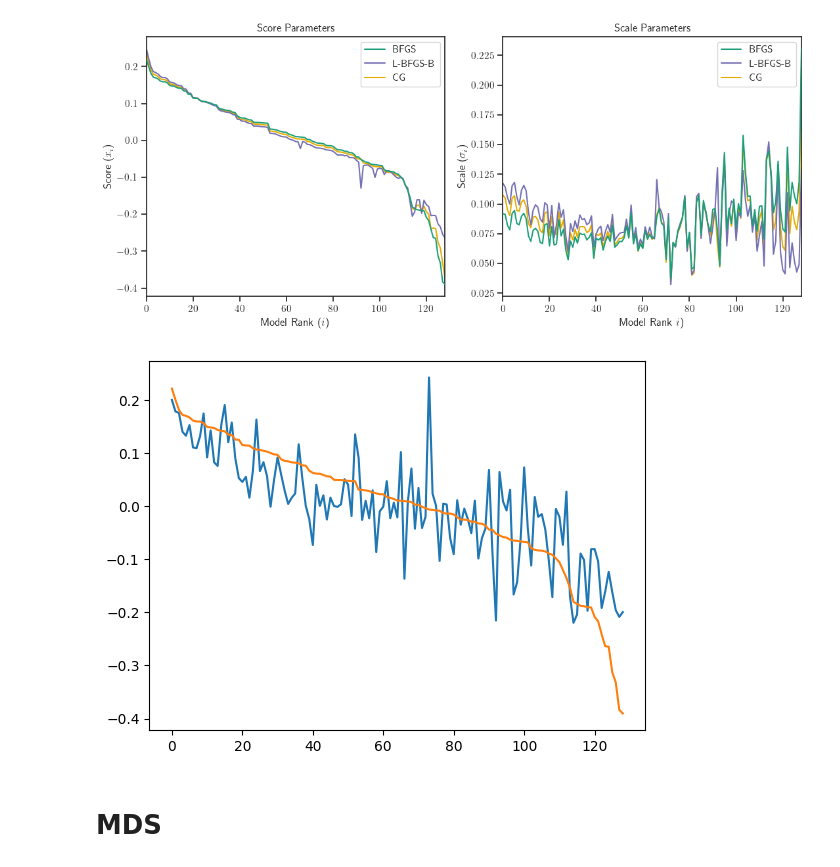
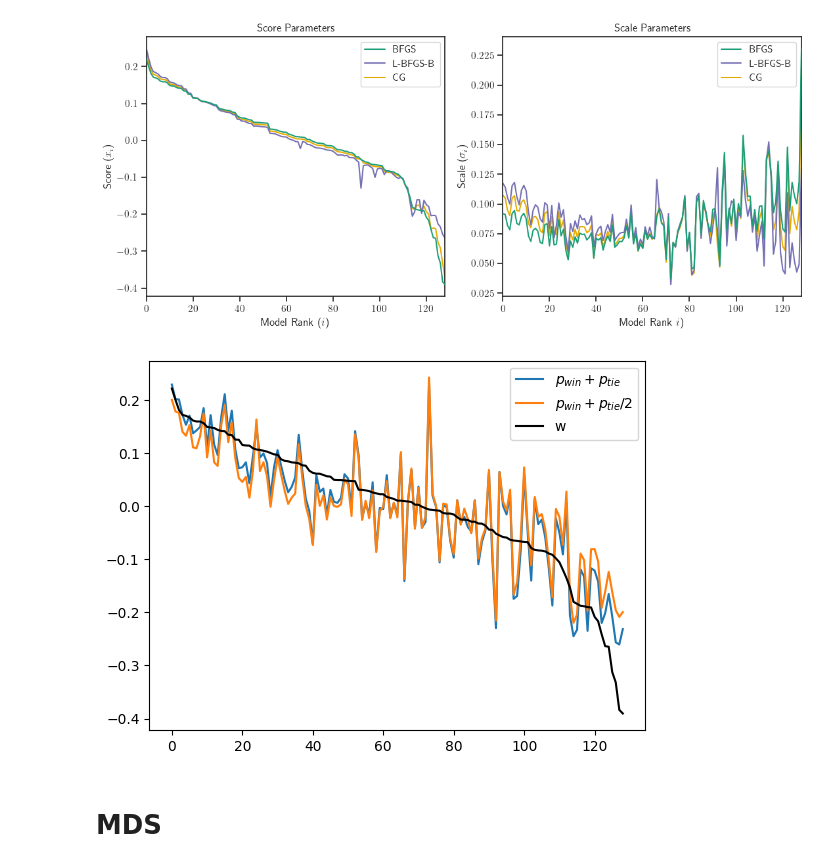
Before and after one commit to suquark/leaderbot, a Jupyter notebook: notebooks/visualization.ipynb, the cells around one changed output. Cells and saved outputs as stored; diff of their text form; code cells hidden in the pictures.

```diff
--- a/notebooks/visualization.ipynb
+++ b/notebooks/visualization.ipynb
@@ -32,7 +32,7 @@ p_wins = n_wins / n_games
 p_losses = n_losses / n_games
 p_ties = n_ties / n_games
 # %%
-alg = lb.algorithms.DavidsonScaled(data)
+alg = lb.models.DavidsonScaled(data)
 # %%
 # Local optimizations
 #methods = ['BFGS', 'L-BFGS-B', 'CG', 'Newton-CG', 'TNC', 'Nelder-Mead', 'shgo', 'basinhopping']
@@ -106,16 +106,20 @@ plt.show()
           CG | constraint scores: -8.3e-07, constraint scales: +3.1e-06
 [figure]
 # %%
-a = p_wins + p_ties/2.0
+a = p_wins + p_ties
+b = p_wins + p_ties / 2.0
 #a = numpy.log(a)
 a = a - numpy.nanmean(a)
+b = b - numpy.nanmean(b)
 
 scores = numpy.array(results[benchmark].x)[:n_models][rank]
-plt.plot(a[rank])
-plt.plot(scores)
+plt.plot(a[rank], label=r'$p_{win} + p_{tie}$')
+plt.plot(b[rank], label=r'$p_{win} + p_{tie}/2$')
+plt.plot(scores, label='w', color='black')
+plt.legend()
 plt.show()
 # %% [output]
-[figure, old version]
+[figure, new version]
 # %% [markdown]
 # MDS
 # %%
```
Also changed, not shown: parts of 1 cell of this notebook, 23 other files.
